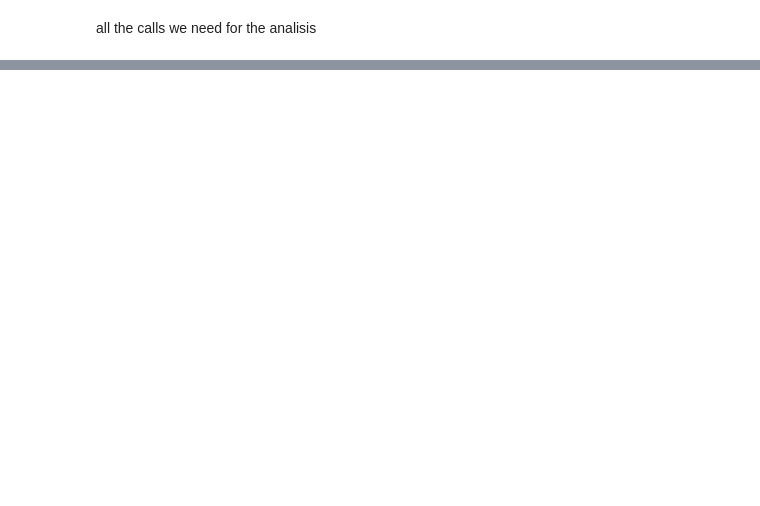
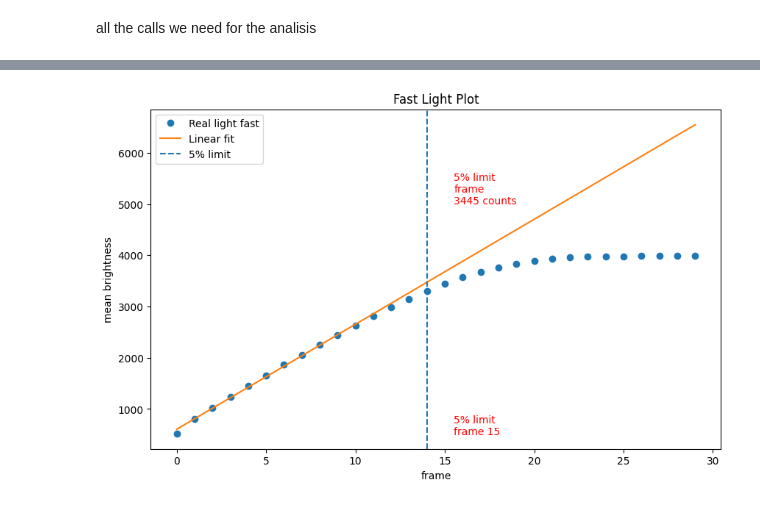
Before and after one commit to thomasnguyen21/LBTI_Summer2026, a Jupyter notebook: linearity_analysis.ipynb, the cells around one changed output, grey strips where cells are left out. Saved outputs shown, nothing was run; the diff lists cells and outputs as text; code cells hidden in the pictures; blank space fills up the shorter version.

```diff
--- a/linearity_analysis.ipynb
+++ b/linearity_analysis.ipynb
@@ -47,0 +346,93 @@ difference_names = [
+# %%
+fitted_diff_all = []
+for i in range(3):
+    fitted = [slopes_diff[i] * j + intercepts_diff[i] for j in range(30)]
+    fitted_diff_all.append(fitted)
+
+fitted_light_all = []
+for i in range(3):
+    fitted = [slopes_light[i] * j + intercepts_light[i] for j in range(30)]
+    fitted_light_all.append(fitted)
+#plotting data
+#fast readout plots
+frames= range(30) #x values
+plt.figure(figsize=(10,6)) #canvas
+plt.plot (frames, all_medians_light[0], 'o', label = 'Real light fast')
+plt.plot(frames, fitted_light_all[0], label ="Linear fit")
+plt.axvline(x=14, linestyle ='--', label='5% limit')
+plt.text(15.5, 5000, f'5% limit\nframe\n3445 counts', color='red', fontsize =10)
+plt.text(15.5, 500, '5% limit\nframe 15', color='red', fontsize=10)
+plt.xlabel('frame') #xlabel
+plt.ylabel('mean brightness') #ylabel
+plt.title('Fast Light Plot') #title
+plt.legend()
+
+#mid readout plots
+frames= range(30) #x values
+plt.figure(figsize=(10,6)) #canvas
+plt.plot (frames, all_medians_light[1], 'o', label = 'Real light mid')
+plt.plot(frames, fitted_light_all[1], label ="Linear fit")
+plt.axvline(x=14, linestyle ='--', label='5% limit')
+plt.text(15.5,70000, f'5% limit\nframe 15\n54442 counts', color='red', fontsize =10)
+plt.text(15.5, 500, '5% limit\nframe 15', color='red', fontsize=10)
+plt.xlabel('frame') #xlabel
+plt.ylabel('mean brightness') #ylabel
+plt.title('Mid Light Plot') #title
+plt.legend()
+
+#slow readout plots
+frames= range(30) #x values
+plt.figure(figsize=(10,6)) #canvas
+plt.plot (frames, all_medians_light[2], 'o', label = 'Raeal light slow')
+plt.plot(frames, fitted_light_all[2], label ="Linear fit")
+plt.text(15.5, 70000, f'5% limit\nframe 15\n52056', color='red', fontsize =10)
+plt.axvline(x=14, linestyle ='--', label='5% limit')
+plt.text(15.5, 500, '5% limit\nframe 15', color='red', fontsize=10)
+plt.xlabel('frame') #xlabel
+plt.ylabel('mean brightness') #ylabel
+plt.title('Slow Light Plot') #title
+plt.legend()
+
+
+frames= range(30) #x values
+plt.figure(figsize=(10,6)) #canvas
+plt.plot (frames, all_medians_difference[0], 'o', label = 'Real difference fast')
+plt.plot(frames, fitted_diff_all[0], label ="Linear fit")
+plt.axvline(x=14, linestyle ='--', label='5% limit')
+plt.text(14.5, 5000, f'5% limit\nframe 15\n2794', color='red', fontsize =10)
+plt.text(14.5, 500, '5% limit\nframe 14', color='red', fontsize=10)
+plt.xlabel('frame') #xlabel
+plt.ylabel('mean brightness') #ylabel
+plt.title('Fast diff plot') #title
+plt.legend()
+plt.show()
+
+#mid readout plots
+frames= range(30) #x values
+plt.figure(figsize=(10,6)) #canvas
+plt.plot (frames, all_medians_difference[1], 'o', label = 'Real difference mid')
+plt.plot(frames, fitted_diff_all[1], label ="Linear fit")
+plt.text(14.5, 70000, f'5% limit\nframe 15\n46577', color='red', fontsize =10)
+plt.axvline(x=14, linestyle ='--', label='5% limit')
+plt.text(14.5, 500, '5% limit\nframe 14', color='red', fontsize=10)
+plt.xlabel('frame') #xlabel
+plt.ylabel('mean brightness') #ylabel
+plt.title('Mid diff plot') #title
+plt.legend()
+plt.show()
+
+#slow readout plots
+frames= range(30) #x values
+plt.figure(figsize=(10,6)) #canvas
+plt.plot (frames, all_medians_difference[2], 'o', label = 'Real difference slow')
+plt.plot(frames, fitted_diff_all[2], label ="Linear fit")
+plt.text(15.5, 70000, f'5% limit\nframe 15\n46884', color='red', fontsize =10)
+plt.axvline(x=14, linestyle ='--', label='5% limit')
+plt.text(15.5, 500, '5% limit\nframe 15', color='red', fontsize=10)
+plt.xlabel('frame') #xlabel
+plt.ylabel('mean brightness') #ylabel
+plt.title('Slow diff plot') #title
+plt.legend()
+plt.show()
+# %% [output]
+[figure, added]
```
Also changed, not shown: parts of 16 cells of this notebook.
